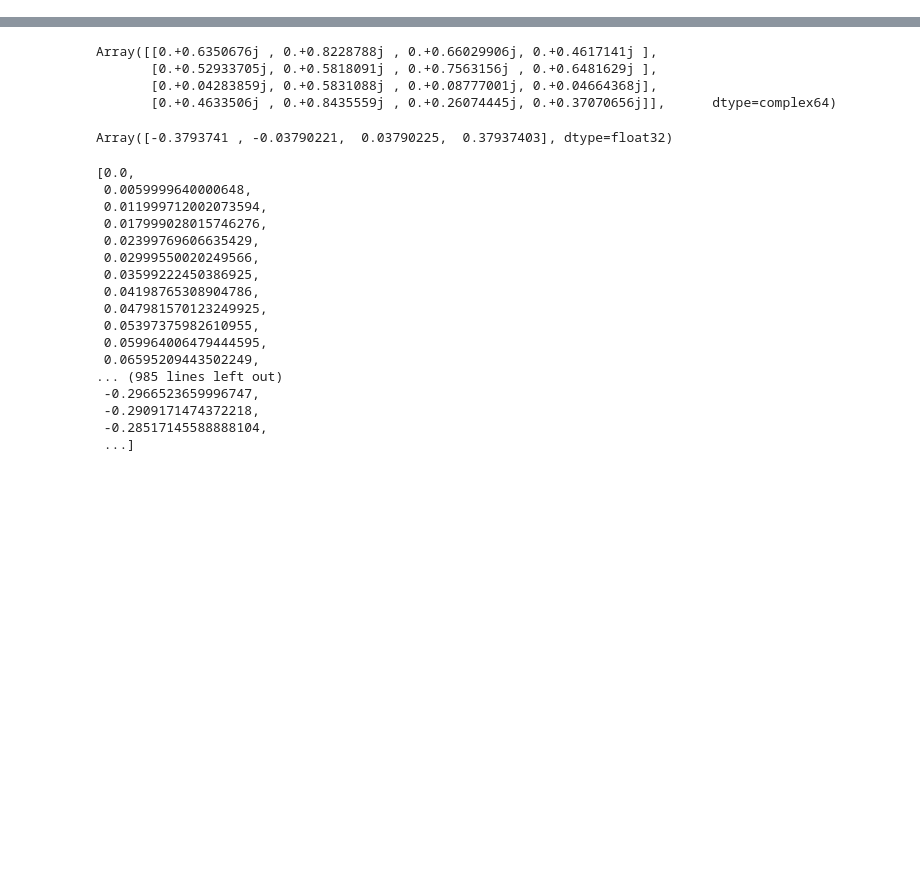
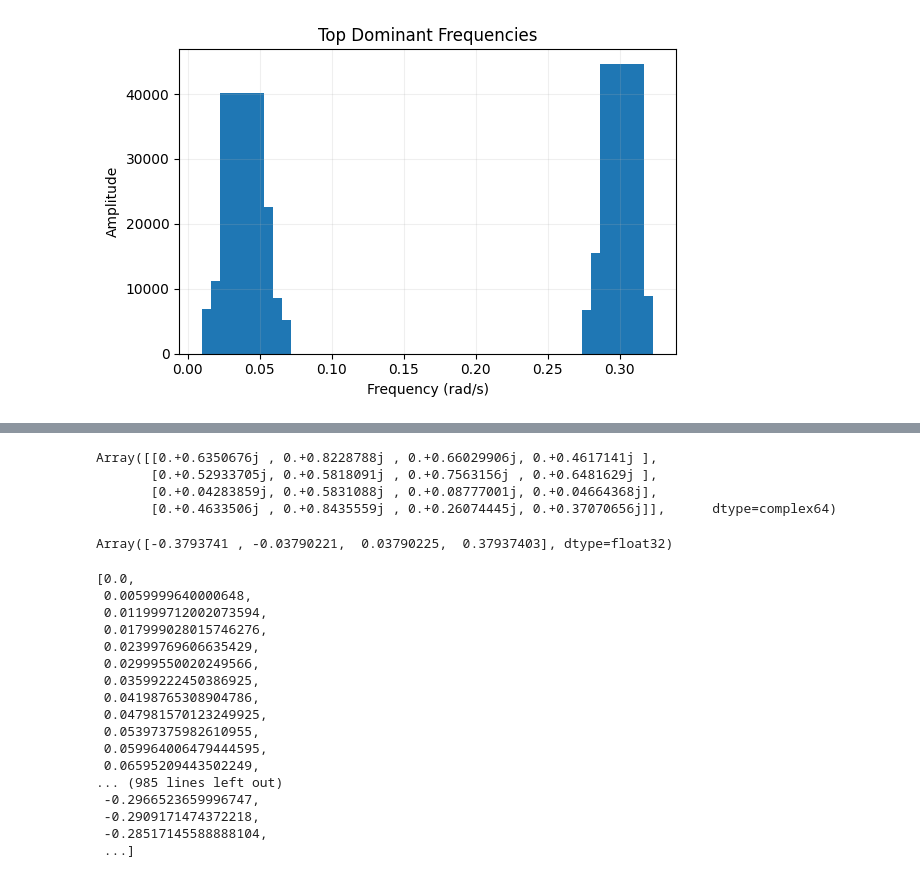
Before and after one commit to Parvfect/ferminet, a Jupyter notebook: ferminet/testing.ipynb, the cells around one changed output, grey strips where cells are left out. Saved outputs shown, nothing was run; the diff lists cells and outputs as text; code cells hidden in the pictures; blank space fills up the shorter version.

```diff
--- a/ferminet/testing.ipynb
+++ b/ferminet/testing.ipynb
@@ -3,0 +58,2 @@ import numpy as np
+# %%
+freqs, amps = dominant_frequencies(t, 0.01, k=10, use_radians=True)
@@ -3,0 +65,26 @@ import numpy as np
+# %%
+import matplotlib.pyplot as plt
+
+def plot_top_frequencies_bar(freqs, amps, use_radians=True):
+    # Sort for nicer display
+    sort_idx = np.argsort(freqs)
+    freqs = freqs[sort_idx]
+    amps  = amps[sort_idx]
+
+    plt.figure(figsize=(6,4))
+    plt.bar(freqs, amps, width=0.1 * np.max(freqs))  # width auto-adjusted
+
+    if use_radians:
+        plt.xlabel("Frequency (rad/s)")
+    else:
+        plt.xlabel("Frequency (Hz)")
+
+    plt.ylabel("Amplitude")
+    plt.title("Top Dominant Frequencies")
+    plt.grid(True, alpha=0.2)
+    plt.tight_layout()
+    plt.show()
+# %%
+plot_top_frequencies_bar(freqs, amps)
+# %% [output]
+[figure, added]
```
Also changed, not shown: parts of 14 cells of this notebook, 4 other files.
